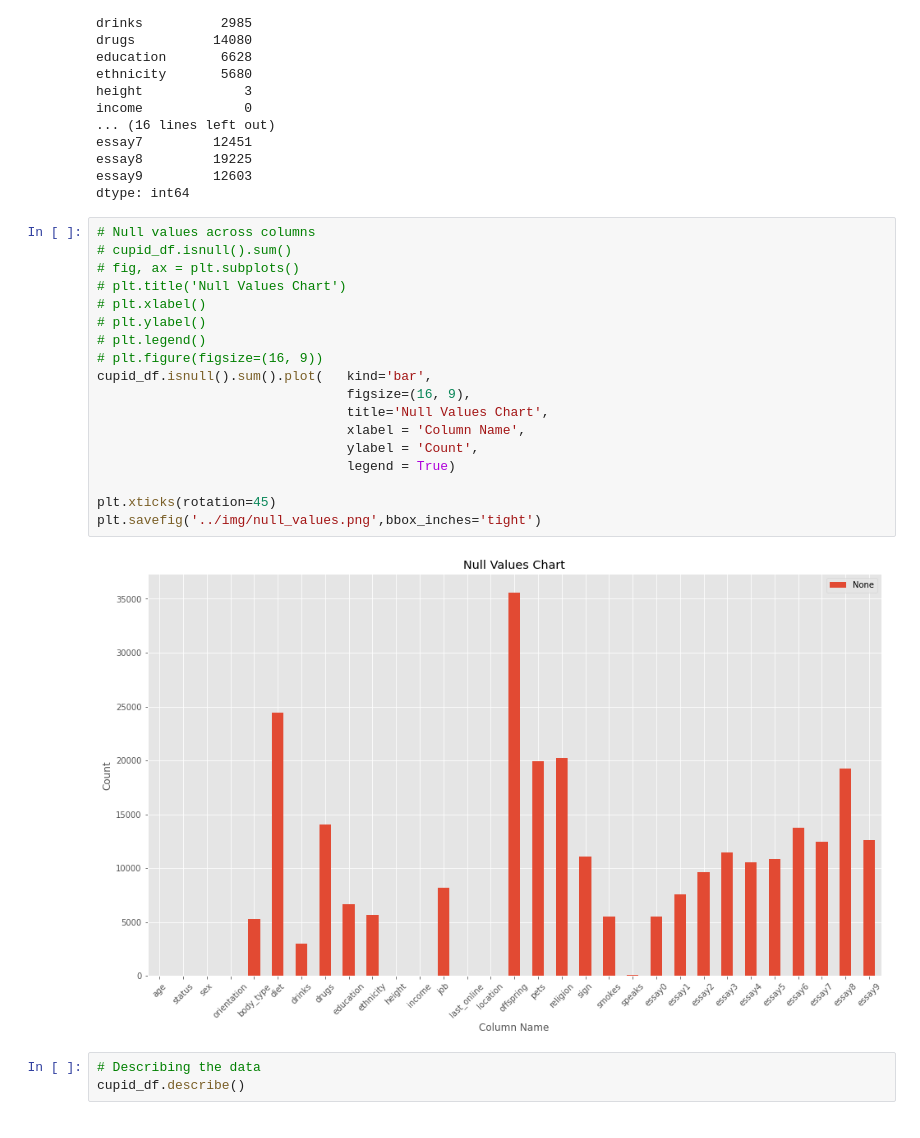
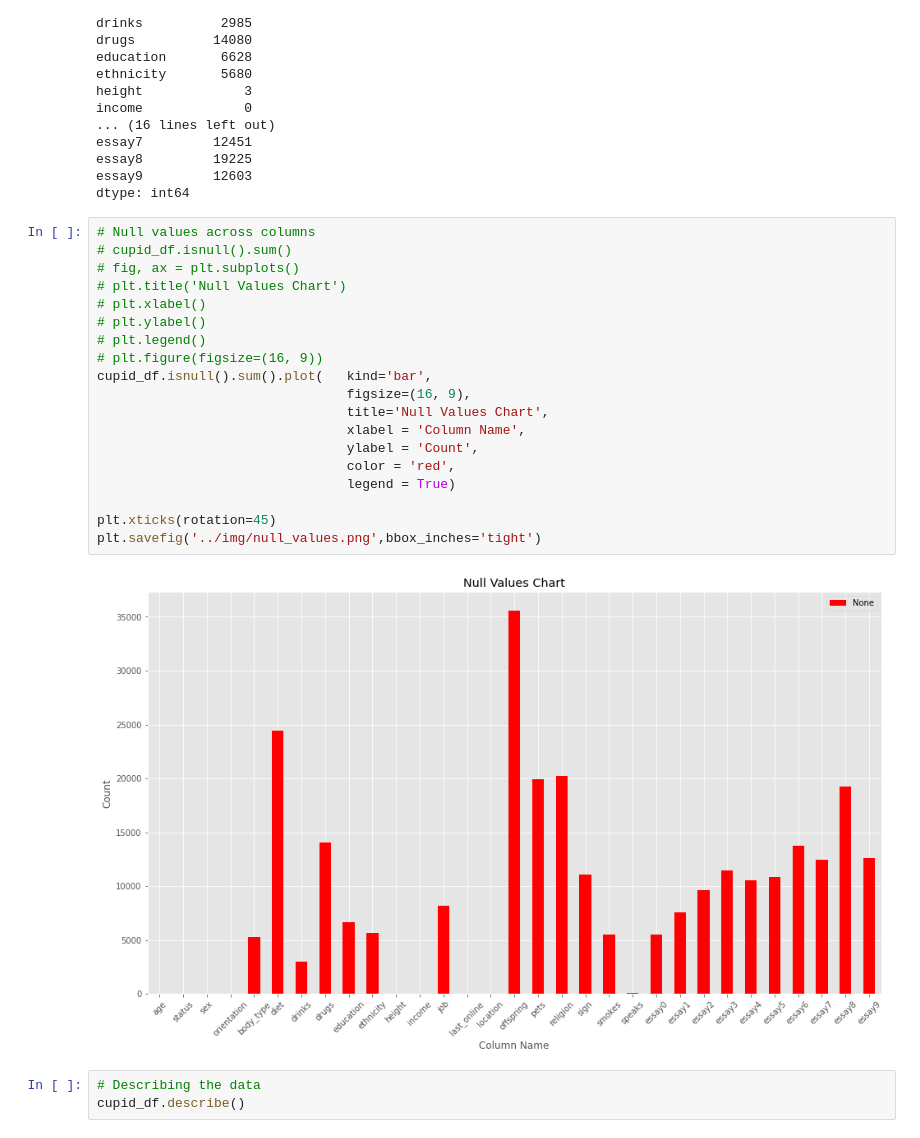
Before and after one commit to truongphamnguyen/daimil-midterm-project, a Jupyter notebook: notebooks/exploring_data.ipynb, the cells around one changed output. Saved outputs shown, nothing was run; the diff lists cells and outputs as text.

```diff
--- a/notebooks/exploring_data.ipynb
+++ b/notebooks/exploring_data.ipynb
@@ -78,23 +78,24 @@ dtype: int64
 # %%
 # Null values across columns
 # cupid_df.isnull().sum()
 # fig, ax = plt.subplots()
 # plt.title('Null Values Chart')
 # plt.xlabel()
 # plt.ylabel()
 # plt.legend()
 # plt.figure(figsize=(16, 9))
 cupid_df.isnull().sum().plot(   kind='bar',
                                 figsize=(16, 9),
                                 title='Null Values Chart',
                                 xlabel = 'Column Name',
                                 ylabel = 'Count',
+                                color = 'red',
                                 legend = True)
 
 plt.xticks(rotation=45)
 plt.savefig('../img/null_values.png',bbox_inches='tight')
 # %% [output]
-[figure, old version]
+[figure, new version]
 # %%
 # Describing the data
 cupid_df.describe()
```
Also changed, not shown: 2 other files.
